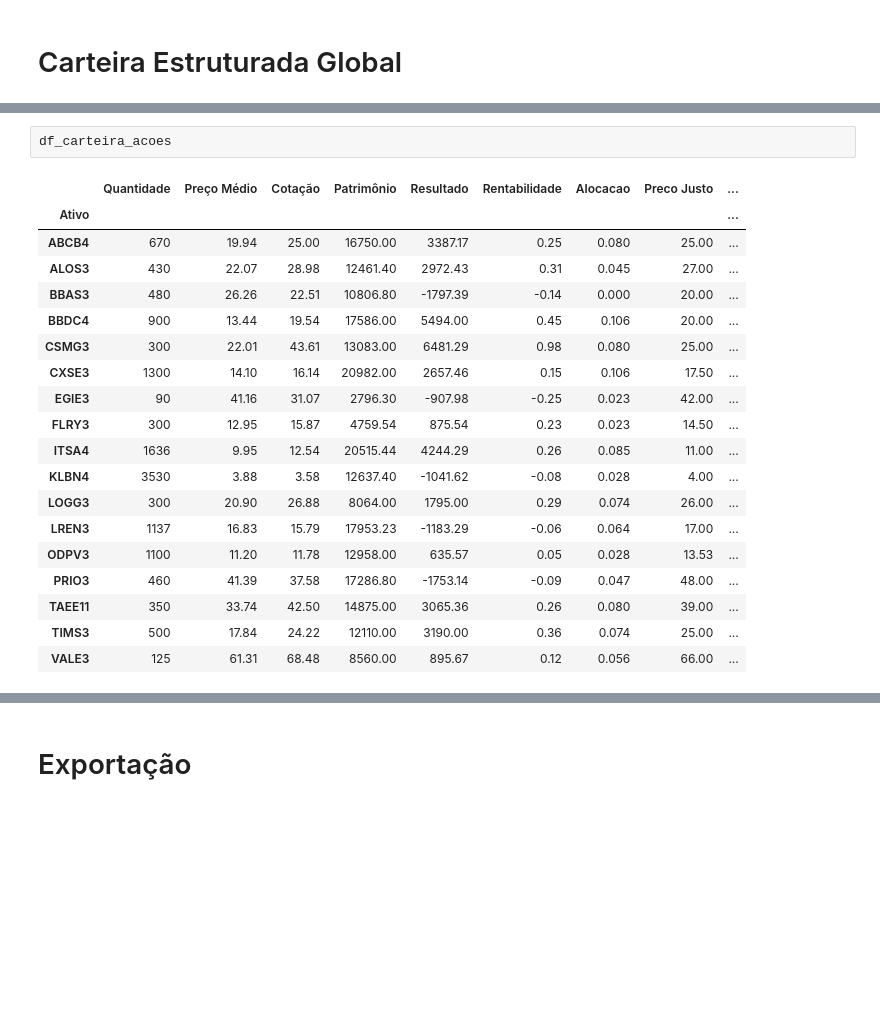
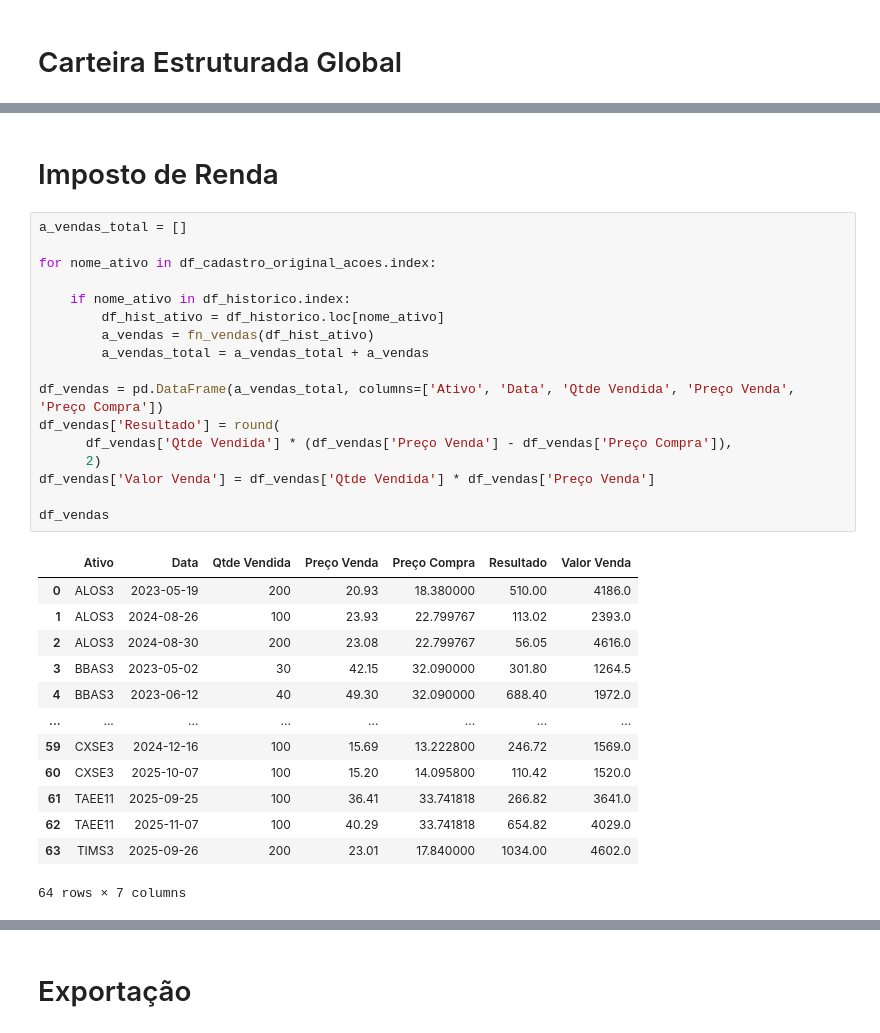
Before and after one commit to Roterdamjr/ControleFinanceiro, a Jupyter notebook: Controle_Financeiro_Python_v3.ipynb, the cells around one changed output, grey strips where cells are left out. Cells and saved outputs as stored; diff of their text form; blank space fills up the shorter version.

```diff
--- a/Controle_Financeiro_Python_v3.ipynb
+++ b/Controle_Financeiro_Python_v3.ipynb
@@ -375,22 +415,33 @@ df_carteira_acoes['Aportar'] =  df_carteira_acoes['Alocacao'] * (tot + aporte) -
-# %%
-df_carteira_acoes
-# %% [output]
-|  | Quantidade | Preço Médio | Cotação | Patrimônio | Resultado | Rentabilidade | Alocacao | Preco Justo | ... |
-| Ativo |  |  |  |  |  |  |  |  | ... |
-| ABCB4 | 670 | 19.94 | 25.00 | 16750.00 | 3387.17 | 0.25 | 0.080 | 25.00 | ... |
-| ALOS3 | 430 | 22.07 | 28.98 | 12461.40 | 2972.43 | 0.31 | 0.045 | 27.00 | ... |
-| BBAS3 | 480 | 26.26 | 22.51 | 10806.80 | -1797.39 | -0.14 | 0.000 | 20.00 | ... |
-| BBDC4 | 900 | 13.44 | 19.54 | 17586.00 | 5494.00 | 0.45 | 0.106 | 20.00 | ... |
-| CSMG3 | 300 | 22.01 | 43.61 | 13083.00 | 6481.29 | 0.98 | 0.080 | 25.00 | ... |
-| CXSE3 | 1300 | 14.10 | 16.14 | 20982.00 | 2657.46 | 0.15 | 0.106 | 17.50 | ... |
-| EGIE3 | 90 | 41.16 | 31.07 | 2796.30 | -907.98 | -0.25 | 0.023 | 42.00 | ... |
-| FLRY3 | 300 | 12.95 | 15.87 | 4759.54 | 875.54 | 0.23 | 0.023 | 14.50 | ... |
-| ITSA4 | 1636 | 9.95 | 12.54 | 20515.44 | 4244.29 | 0.26 | 0.085 | 11.00 | ... |
-| KLBN4 | 3530 | 3.88 | 3.58 | 12637.40 | -1041.62 | -0.08 | 0.028 | 4.00 | ... |
-| LOGG3 | 300 | 20.90 | 26.88 | 8064.00 | 1795.00 | 0.29 | 0.074 | 26.00 | ... |
-| LREN3 | 1137 | 16.83 | 15.79 | 17953.23 | -1183.29 | -0.06 | 0.064 | 17.00 | ... |
-| ODPV3 | 1100 | 11.20 | 11.78 | 12958.00 | 635.57 | 0.05 | 0.028 | 13.53 | ... |
-| PRIO3 | 460 | 41.39 | 37.58 | 17286.80 | -1753.14 | -0.09 | 0.047 | 48.00 | ... |
-| TAEE11 | 350 | 33.74 | 42.50 | 14875.00 | 3065.36 | 0.26 | 0.080 | 39.00 | ... |
-| TIMS3 | 500 | 17.84 | 24.22 | 12110.00 | 3190.00 | 0.36 | 0.074 | 25.00 | ... |
-| VALE3 | 125 | 61.31 | 68.48 | 8560.00 | 895.67 | 0.12 | 0.056 | 66.00 | ... |
+# %% [markdown]
+# Imposto de Renda
+# %%
+a_vendas_total = []
+
+for nome_ativo in df_cadastro_original_acoes.index:
+
+    if nome_ativo in df_historico.index:
+        df_hist_ativo = df_historico.loc[nome_ativo]
+        a_vendas = fn_vendas(df_hist_ativo)
+        a_vendas_total = a_vendas_total + a_vendas
+
+df_vendas = pd.DataFrame(a_vendas_total, columns=['Ativo', 'Data', 'Qtde Vendida', 'Preço Venda', 'Preço Compra'])
+df_vendas['Resultado'] = round(
+      df_vendas['Qtde Vendida'] * (df_vendas['Preço Venda'] - df_vendas['Preço Compra']),
+      2)
+df_vendas['Valor Venda'] = df_vendas['Qtde Vendida'] * df_vendas['Preço Venda']
+
+df_vendas
+# %% [output]
+|  | Ativo | Data | Qtde Vendida | Preço Venda | Preço Compra | Resultado | Valor Venda |
+| 0 | ALOS3 | 2023-05-19 | 200 | 20.93 | 18.380000 | 510.00 | 4186.0 |
+| 1 | ALOS3 | 2024-08-26 | 100 | 23.93 | 22.799767 | 113.02 | 2393.0 |
+| 2 | ALOS3 | 2024-08-30 | 200 | 23.08 | 22.799767 | 56.05 | 4616.0 |
+| 3 | BBAS3 | 2023-05-02 | 30 | 42.15 | 32.090000 | 301.80 | 1264.5 |
+| 4 | BBAS3 | 2023-06-12 | 40 | 49.30 | 32.090000 | 688.40 | 1972.0 |
+| ... | ... | ... | ... | ... | ... | ... | ... |
+| 59 | CXSE3 | 2024-12-16 | 100 | 15.69 | 13.222800 | 246.72 | 1569.0 |
+| 60 | CXSE3 | 2025-10-07 | 100 | 15.20 | 14.095800 | 110.42 | 1520.0 |
+| 61 | TAEE11 | 2025-09-25 | 100 | 36.41 | 33.741818 | 266.82 | 3641.0 |
+| 62 | TAEE11 | 2025-11-07 | 100 | 40.29 | 33.741818 | 654.82 | 4029.0 |
+| 63 | TIMS3 | 2025-09-26 | 200 | 23.01 | 17.840000 | 1034.00 | 4602.0 |
+64 rows × 7 columns
```
Also changed, not shown: parts of 8 cells of this notebook.
